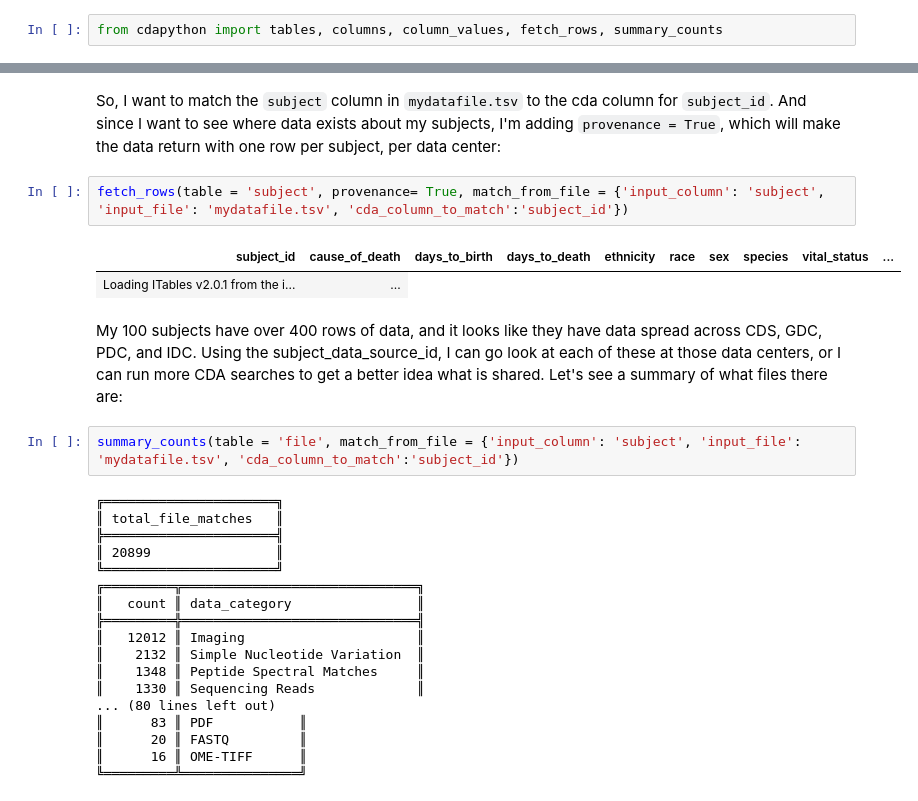
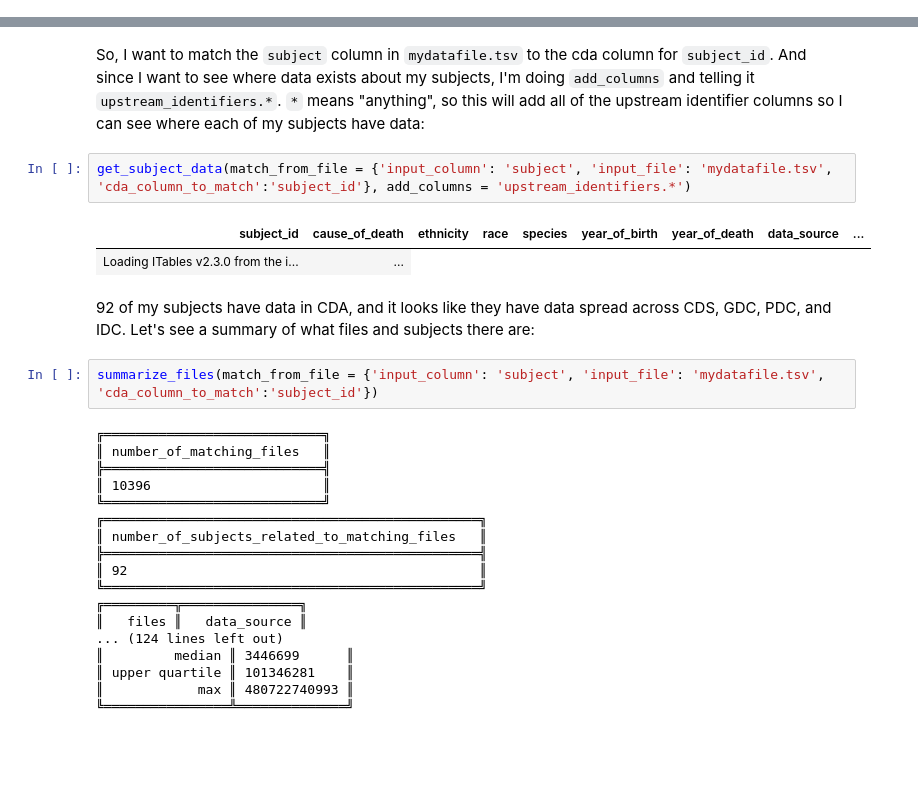
Before and after one commit to CancerDataAggregator/CDA-HelpDesk, a Jupyter notebook: docs/documentation/cdapython/vignettes/008_multidc-from-file.ipynb, the cells around one changed output, grey strips where cells are left out. Cells and saved outputs as stored; diff of their text form; blank space fills up the shorter version.

```diff
--- a/docs/documentation/cdapython/vignettes/008_multidc-from-file.ipynb
+++ b/docs/documentation/cdapython/vignettes/008_multidc-from-file.ipynb
@@ -11,37 +15,35 @@ opt.maxBytes=0
 # %% [output]
 [interactive output not drawn]
-# %%
-from cdapython import tables, columns, column_values, fetch_rows, summary_counts
 # %% [markdown]
 I have been working with data from IDC for a cohort of 100 individuals, and I'd like to see if any other data is available about my subjects, and where. I want to submit a file that has all of my individuals IDs so I can search them all at once. My file looks like this:
 
 ![image.png](attachment:98c5c057-c1e5-4d07-acfc-6dbc0f279225.png)
 # %% [markdown]
-So, I want to match the `subject` column in `mydatafile.tsv` to the cda column for `subject_id`. And since I want to see where data exists about my subjects, I'm adding `provenance = True`, which will make the data return with one row per subject, per data center:
+So, I want to match the `subject` column in `mydatafile.tsv` to the cda column for `subject_id`. And since I want to see where data exists about my subjects, I'm doing `add_columns` and telling it `upstream_identifiers.*`. `*` means "anything", so this will add all of the upstream identifier columns so I can see where each of my subjects have data:
 # %%
-fetch_rows(table = 'subject', provenance= True, match_from_file = {'input_column': 'subject', 'input_file': 'mydatafile.tsv', 'cda_column_to_match':'subject_id'})
+get_subject_data(match_from_file = {'input_column': 'subject', 'input_file': 'mydatafile.tsv', 'cda_column_to_match':'subject_id'}, add_columns = 'upstream_identifiers.*')
 # %% [output]
-| subject_id | cause_of_death | days_to_birth | days_to_death | ethnicity | race | sex | species | vital_status | ... |
-| Loading ITables v2.0.1 from the i... | ... |
+| subject_id | cause_of_death | ethnicity | race | species | year_of_birth | year_of_death | data_source | ... |
+| Loading ITables v2.3.0 from the i... | ... |
 # %% [markdown]
-My 100 subjects have over 400 rows of data, and it looks like they have data spread across CDS, GDC, PDC, and IDC. Using the subject_data_source_id, I can go look at each of these at those data centers, or I can run more CDA searches to get a better idea what is shared. Let's see a summary of what files there are:
+92 of my subjects have data in CDA, and it looks like they have data spread across CDS, GDC, PDC, and IDC. Let's see a summary of what files and subjects there are:
 # %%
-summary_counts(table = 'file', match_from_file = {'input_column': 'subject', 'input_file': 'mydatafile.tsv', 'cda_column_to_match':'subject_id'})
+summarize_files(match_from_file = {'input_column': 'subject', 'input_file': 'mydatafile.tsv', 'cda_column_to_match':'subject_id'})
 # %% [output]
-╔══════════════════════╗
-║ total_file_matches   ║
-╠══════════════════════╣
-║ 20899                ║
-╚══════════════════════╝
-╔═════════╦══════════════════════════════╗
-║   count ║ data_category                ║
-╠═════════╬══════════════════════════════╣
-║   12012 ║ Imaging                      ║
-║    2132 ║ Simple Nucleotide Variation  ║
-║    1348 ║ Peptide Spectral Matches     ║
-║    1330 ║ Sequencing Reads             ║
-... (80 lines left out)
-║      83 ║ PDF           ║
-║      20 ║ FASTQ         ║
-║      16 ║ OME-TIFF      ║
-╚═════════╩═══════════════╝
+╔════════════════════════════╗
+║ number_of_matching_files   ║
+╠════════════════════════════╣
+║ 10396                      ║
+╚════════════════════════════╝
+╔════════════════════════════════════════════════╗
+║ number_of_subjects_related_to_matching_files   ║
+╠════════════════════════════════════════════════╣
+║ 92                                             ║
+╚════════════════════════════════════════════════╝
+╔═════════╦═══════════════╗
+║   files ║   data_source ║
+... (124 lines left out)
+║         median ║ 3446699      ║
+║ upper quartile ║ 101346281    ║
+║            max ║ 480722740993 ║
+╚════════════════╩══════════════╝
```
Also changed, not shown: parts of 2 cells of this notebook, 7 other files.
